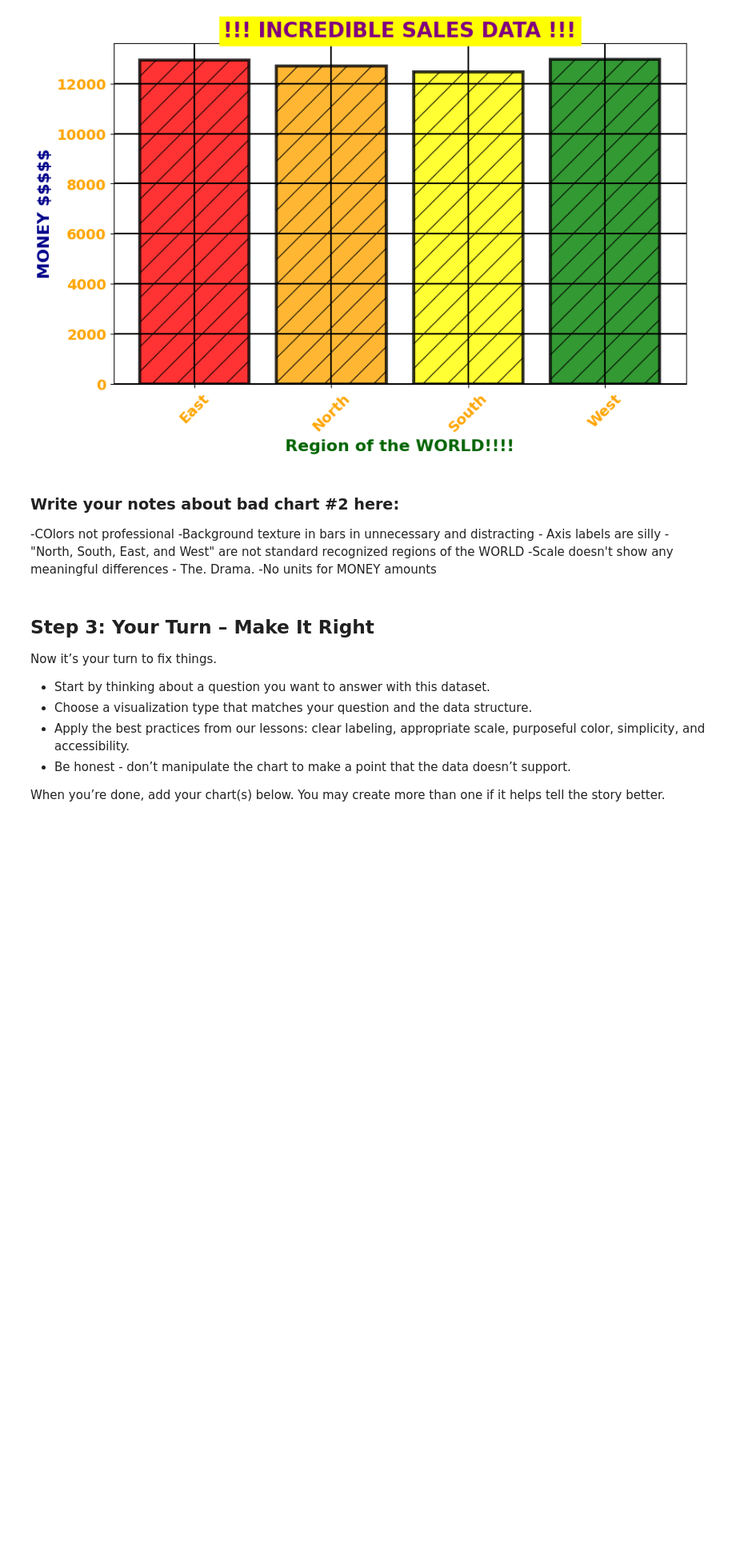
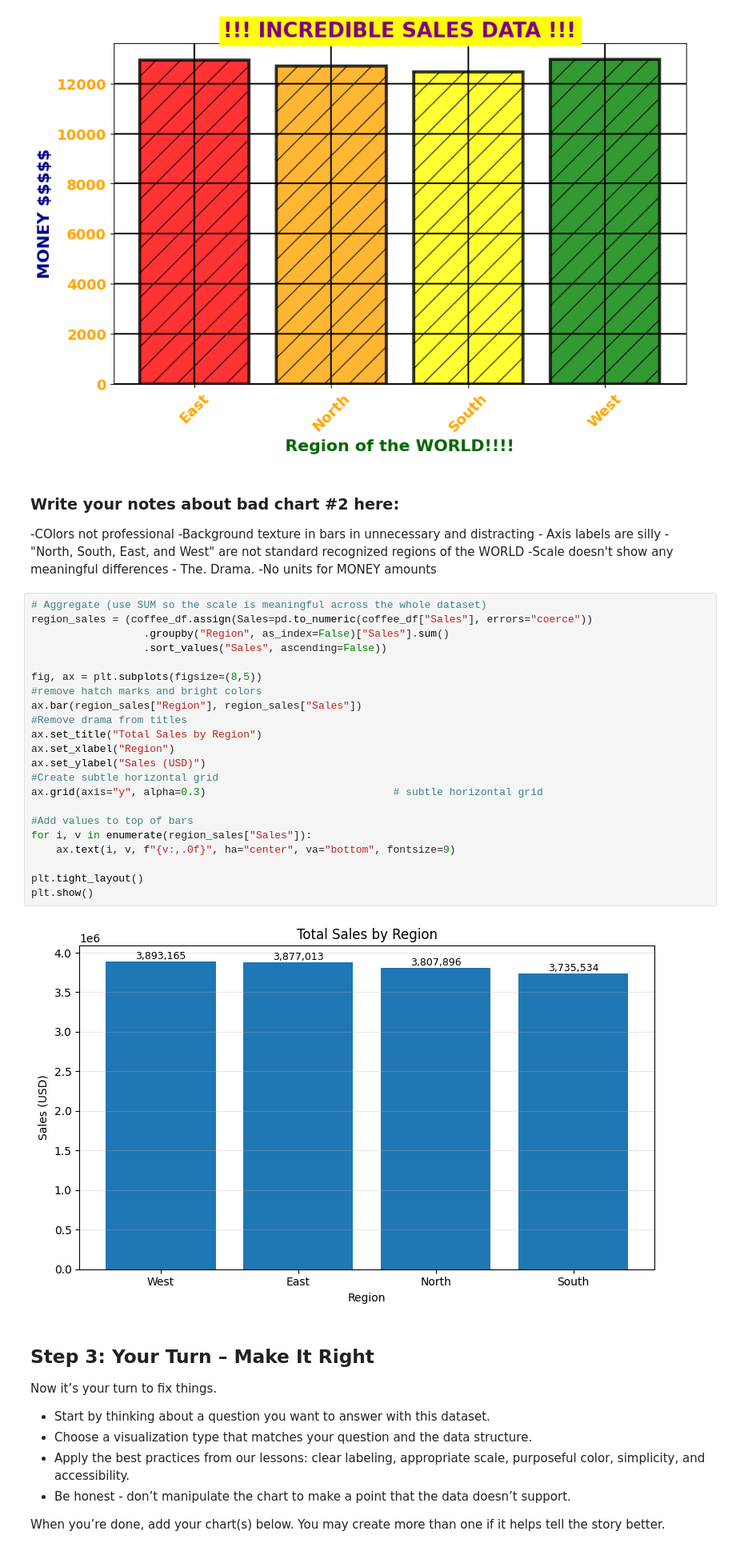
Before and after one commit to jeccalong/cd-DA_M3_DataVizChallenge, a Jupyter notebook: data_viz_ethics_challenge.ipynb, the cells around one changed output. Shown: that part at 80% size. Saved outputs shown, nothing was run; the diff lists cells and outputs as text; blank space fills up the shorter version.

```diff
--- a/data_viz_ethics_challenge.ipynb
+++ b/data_viz_ethics_challenge.ipynb
@@ -80,6 +118,30 @@ plt.show()
 # %% [markdown]
 ### Write your notes about bad chart #2 here:
 -COlors not professional -Background texture in bars in unnecessary and distracting - Axis labels are silly -"North, South, East, and West" are not standard recognized regions of the WORLD -Scale doesn't show any meaningful differences - The. Drama. -No units for MONEY amounts
+# %%
+# Aggregate (use SUM so the scale is meaningful across the whole dataset)
+region_sales = (coffee_df.assign(Sales=pd.to_numeric(coffee_df["Sales"], errors="coerce"))
+                  .groupby("Region", as_index=False)["Sales"].sum()
+                  .sort_values("Sales", ascending=False))
+
+fig, ax = plt.subplots(figsize=(8,5))
+#remove hatch marks and bright colors
+ax.bar(region_sales["Region"], region_sales["Sales"])
+#Remove drama from titles
+ax.set_title("Total Sales by Region")
+ax.set_xlabel("Region")
+ax.set_ylabel("Sales (USD)")
+#Create subtle horizontal grid
+ax.grid(axis="y", alpha=0.3)                              # subtle horizontal grid
+
+#Add values to top of bars
+for i, v in enumerate(region_sales["Sales"]):
+    ax.text(i, v, f"{v:,.0f}", ha="center", va="bottom", fontsize=9)
+
+plt.tight_layout()
+plt.show()
+# %% [output]
+[figure, added]
 # %% [markdown]
 ## Step 3: Your Turn – Make It Right
 
```
Also changed, not shown: parts of 1 cell of this notebook.
